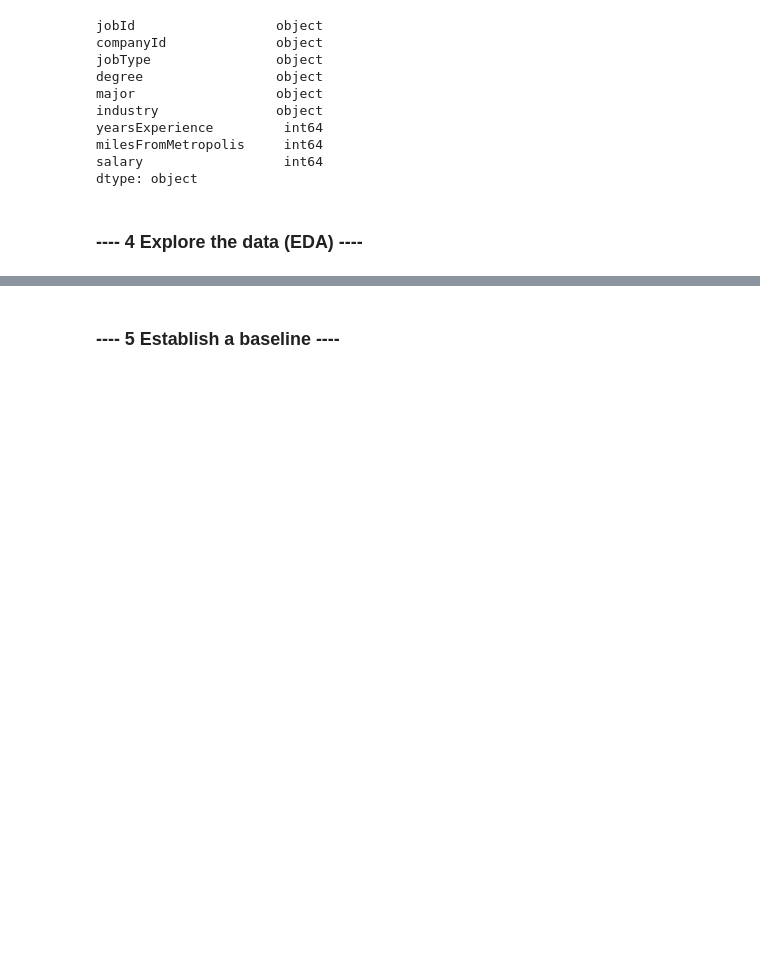
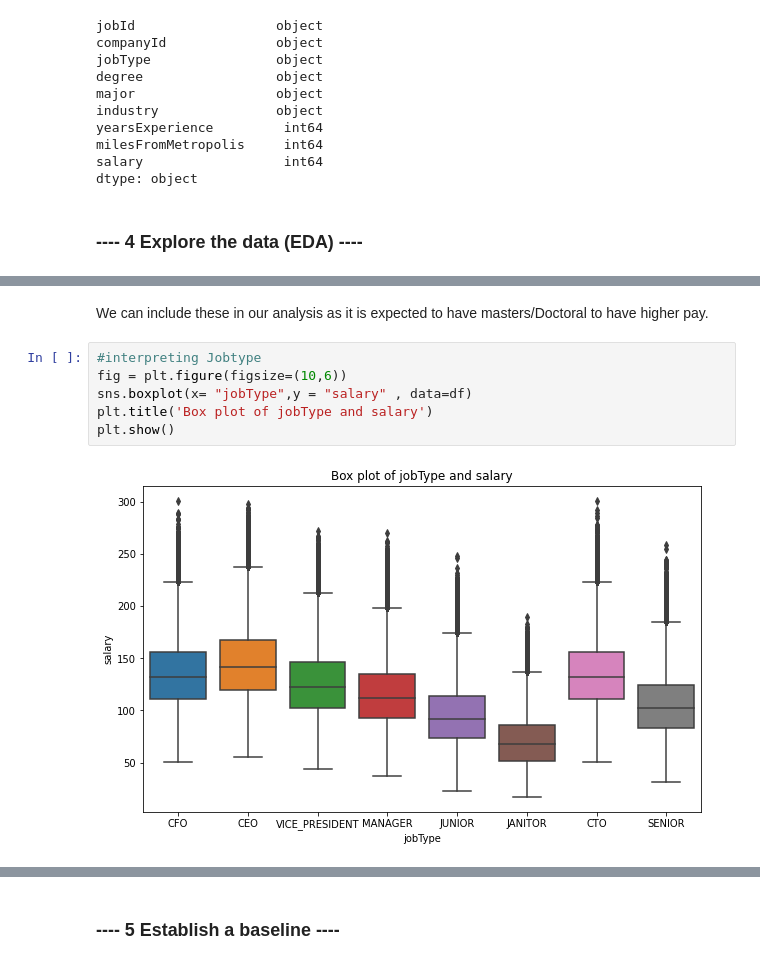
Before and after one commit to rahulvashisth3/salarypredictionportfolio, a Jupyter notebook: Salary Prediction Notebook.ipynb, the cells around one changed output, grey strips where cells are left out. Drawn from its saved outputs; the diff is of its cells as text; blank space fills up the shorter version.

```diff
--- a/Salary Prediction Notebook.ipynb
+++ b/Salary Prediction Notebook.ipynb
@@ -205,0 +262,10 @@ dtype: object
+# %% [markdown]
+We can include these in our analysis as it is expected to have masters/Doctoral to have higher pay.
+# %%
+#interpreting Jobtype
+fig = plt.figure(figsize=(10,6))
+sns.boxplot(x= "jobType",y = "salary" , data=df)
+plt.title('Box plot of jobType and salary')
+plt.show()
+# %% [output]
+[figure, added]
```
Also changed, not shown: parts of 37 cells of this notebook.
